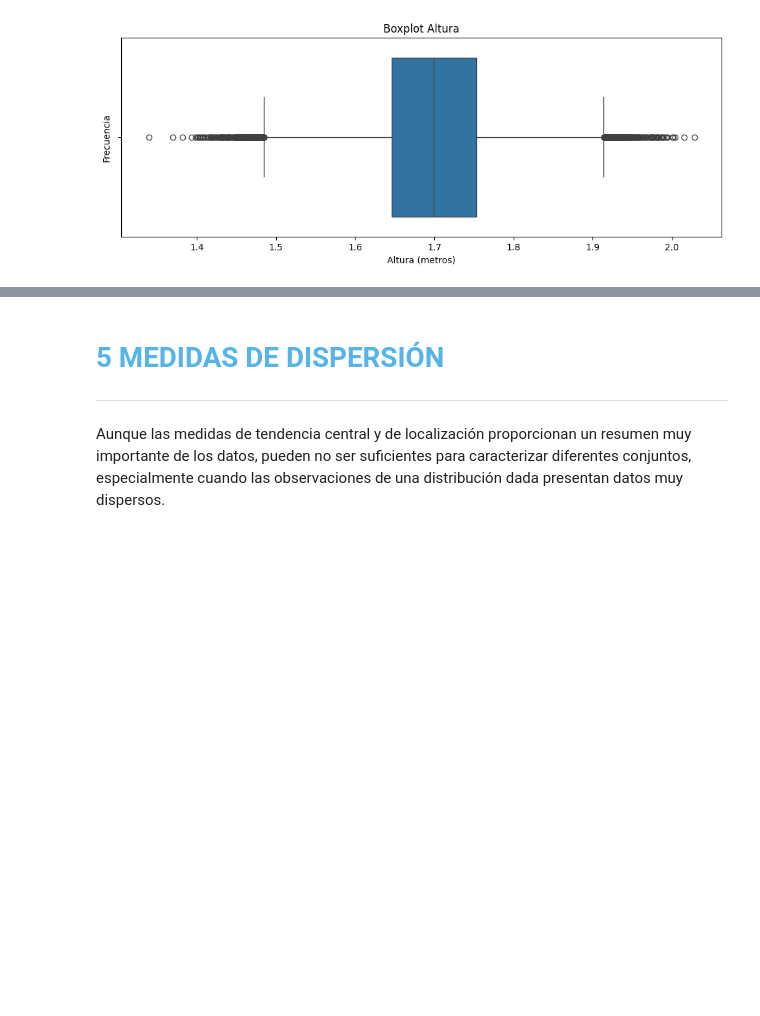
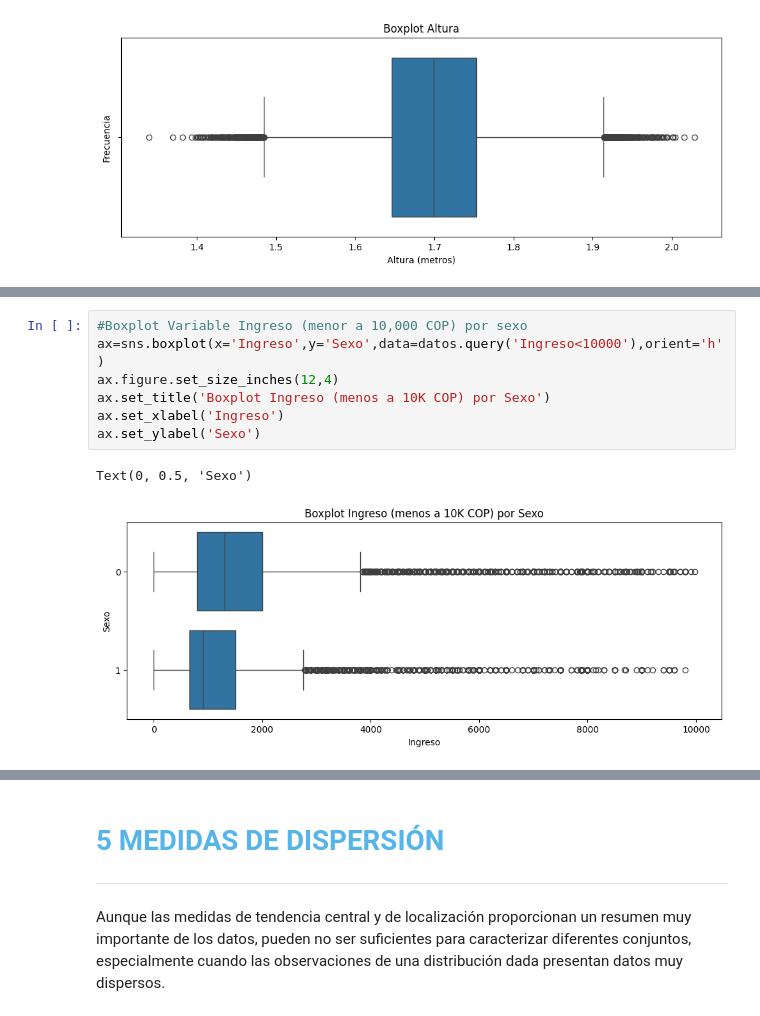
Before and after one commit to Hutch03/Portafolio, a Jupyter notebook: python-ciencia-datos/Estadística/Estadística_con_Python_1.ipynb, the cells around one changed output, grey strips where cells are left out. Drawn from its saved outputs; the diff is of its cells as text; blank space fills up the shorter version.

```diff
--- a/python-ciencia-datos/Estadística/Estadística_con_Python_1.ipynb
+++ b/python-ciencia-datos/Estadística/Estadística_con_Python_1.ipynb
@@ -896,0 +907,10 @@ Text(0, 0.5, 'Frecuencia')
+# %%
+#Boxplot Variable Ingreso (menor a 10,000 COP) por sexo
+ax=sns.boxplot(x='Ingreso',y='Sexo',data=datos.query('Ingreso<10000'),orient='h')
+ax.figure.set_size_inches(12,4)
+ax.set_title('Boxplot Ingreso (menos a 10K COP) por Sexo')
+ax.set_xlabel('Ingreso')
+ax.set_ylabel('Sexo')
+# %% [output]
+Text(0, 0.5, 'Sexo')
+[figure, added]
```
Also changed, not shown: parts of 3 cells of this notebook.
